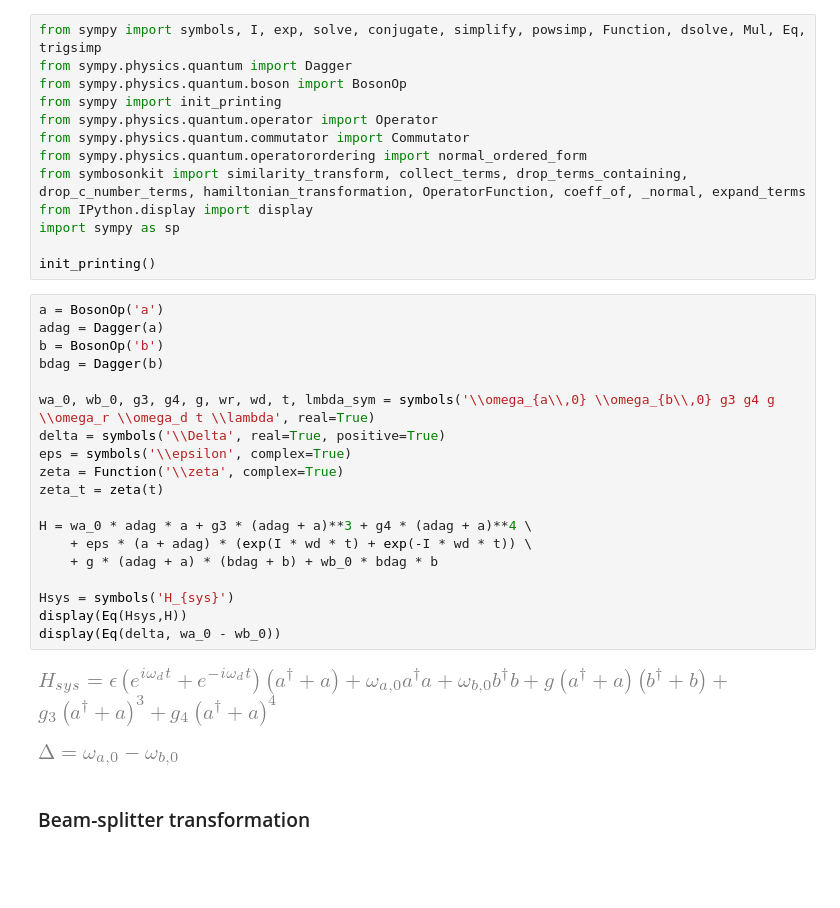
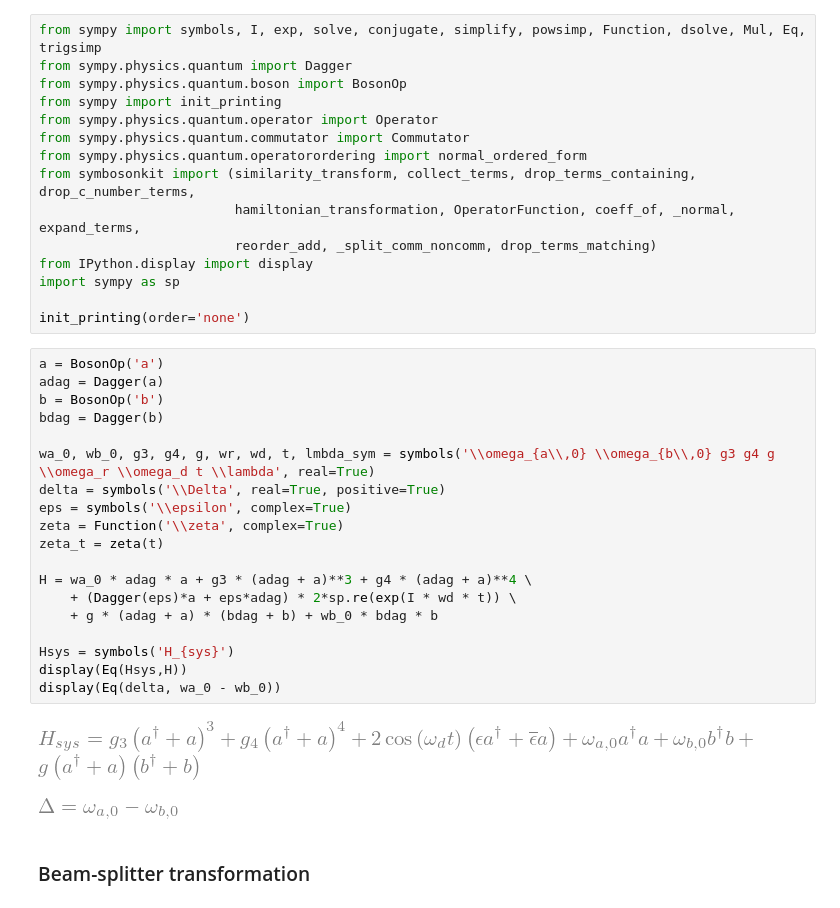
Before and after one commit to royleibov/SymBosonKit, a Jupyter notebook: snail_squidout.ipynb, the cells around one changed output. Drawn from its saved outputs; the diff is of its cells as text; blank space fills up the shorter version.

```diff
--- a/snail_squidout.ipynb
+++ b/snail_squidout.ipynb
@@ -6,32 +6,34 @@ from sympy import init_printing
 from sympy.physics.quantum.operator import Operator
 from sympy.physics.quantum.commutator import Commutator
 from sympy.physics.quantum.operatorordering import normal_ordered_form
-from symbosonkit import similarity_transform, collect_terms, drop_terms_containing, drop_c_number_terms, hamiltonian_transformation, OperatorFunction, coeff_of, _normal, expand_terms
+from symbosonkit import (similarity_transform, collect_terms, drop_terms_containing, drop_c_number_terms,
+                         hamiltonian_transformation, OperatorFunction, coeff_of, _normal, expand_terms,
+                         reorder_add, _split_comm_noncomm, drop_terms_matching)
 from IPython.display import display
 import sympy as sp
 
-init_printing()
+init_printing(order='none')
 # %%
 a = BosonOp('a')
 adag = Dagger(a)
 b = BosonOp('b')
 bdag = Dagger(b)
 
 wa_0, wb_0, g3, g4, g, wr, wd, t, lmbda_sym = symbols('\\omega_{a\\,0} \\omega_{b\\,0} g3 g4 g \\omega_r \\omega_d t \\lambda', real=True)
 delta = symbols('\\Delta', real=True, positive=True)
 eps = symbols('\\epsilon', complex=True)
 zeta = Function('\\zeta', complex=True)
 zeta_t = zeta(t)
 
 H = wa_0 * adag * a + g3 * (adag + a)**3 + g4 * (adag + a)**4 \
-    + eps * (a + adag) * (exp(I * wd * t) + exp(-I * wd * t)) \
+    + (Dagger(eps)*a + eps*adag) * 2*sp.re(exp(I * wd * t)) \
     + g * (adag + a) * (bdag + b) + wb_0 * bdag * b
 
 Hsys = symbols('H_{sys}')
 display(Eq(Hsys,H))
 display(Eq(delta, wa_0 - wb_0))
 # %% [output]
-[figure, old version]
+[figure, new version]
 [figure]
 # %% [markdown]
 ### Beam-splitter transformation
```
Also changed, not shown: parts of 33 cells of this notebook, 1 other file.
